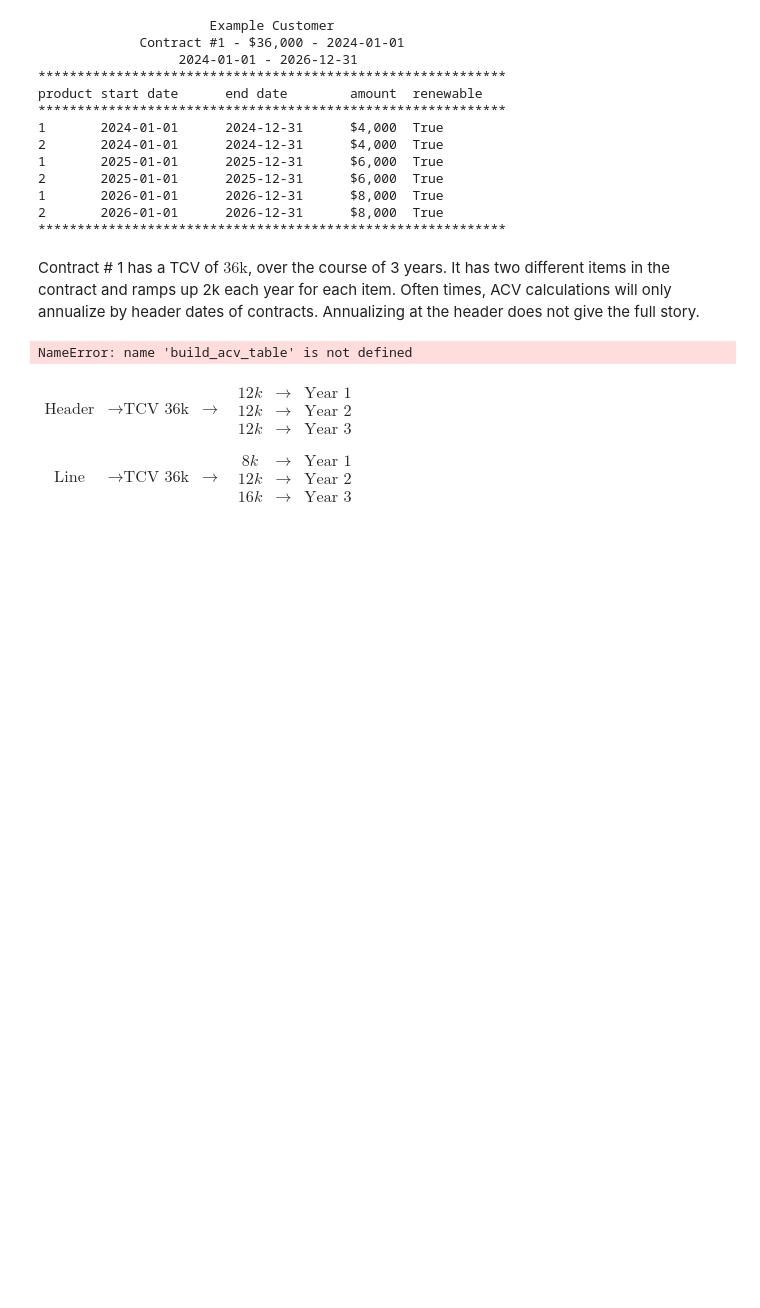
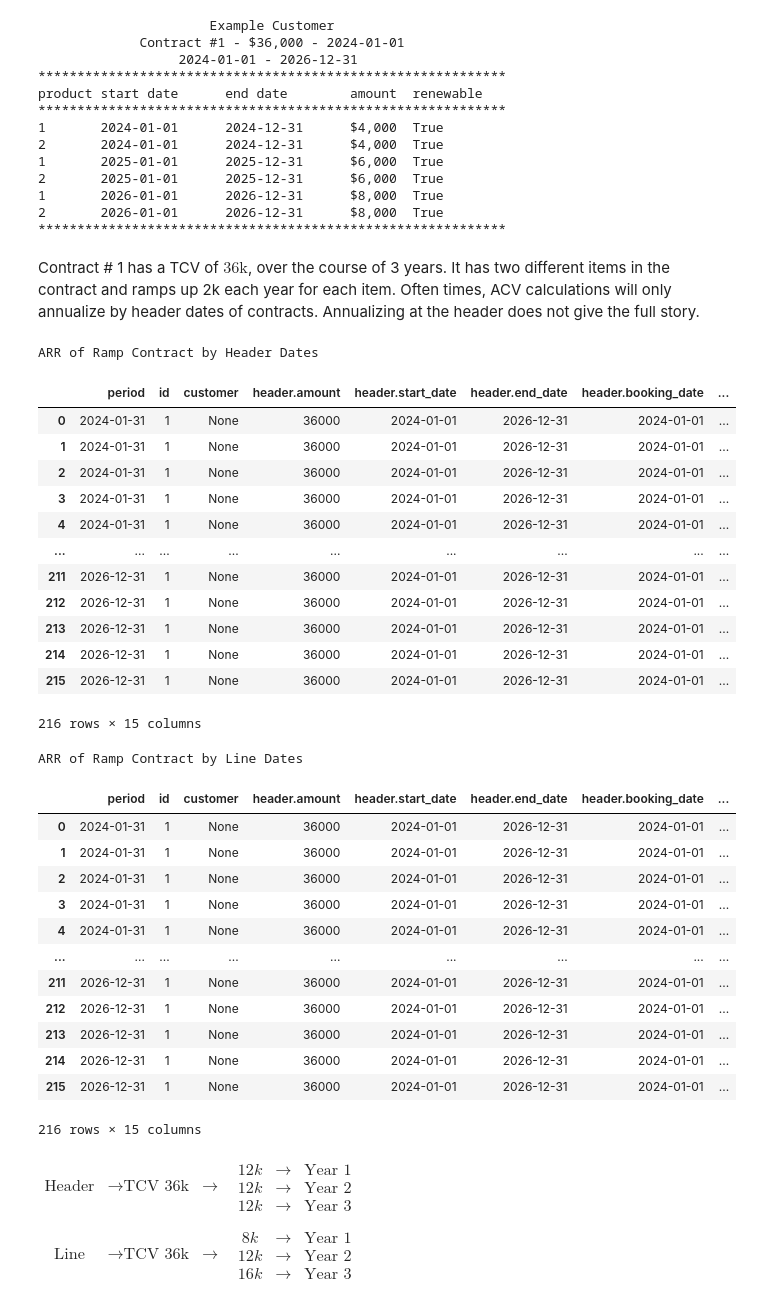
Before and after one commit to Curts0/arr_data_professional, a Jupyter notebook: 3-what-is-arr-part-2.ipynb, the cells around one changed output. Saved outputs shown, nothing was run; the diff lists cells and outputs as text; code cells hidden in the pictures; blank space fills up the shorter version.

```diff
--- a/3-what-is-arr-part-2.ipynb
+++ b/3-what-is-arr-part-2.ipynb
@@ -248,15 +266,43 @@ product start date      end date        amount  renewable
 # %% [markdown]
 Contract # 1 has a TCV of $\text{36k}$, over the course of 3 years. It has two different items in the contract and ramps up 2k each year for each item. Often times, ACV calculations will only annualize by header dates of contracts. Annualizing at the header does not give the full story.
 # %%
-by_lines = build_acv_table([ramp_contract])
-by_header = build_acv_table([ramp_contract], False)
+by_header = ramp_contract.to_acv_df(False)
+by_lines = ramp_contract.to_acv_df()
+
 
 print("ARR of Ramp Contract by Header Dates")
 display(by_header)
 print("ARR of Ramp Contract by Line Dates")
 display(by_lines)
 # %% [output]
-NameError: name 'build_acv_table' is not defined
+ARR of Ramp Contract by Header Dates
+|  | period | id | customer | header.amount | header.start_date | header.end_date | header.booking_date | ... |
+| 0 | 2024-01-31 | 1 | None | 36000 | 2024-01-01 | 2026-12-31 | 2024-01-01 | ... |
+| 1 | 2024-01-31 | 1 | None | 36000 | 2024-01-01 | 2026-12-31 | 2024-01-01 | ... |
+| 2 | 2024-01-31 | 1 | None | 36000 | 2024-01-01 | 2026-12-31 | 2024-01-01 | ... |
+| 3 | 2024-01-31 | 1 | None | 36000 | 2024-01-01 | 2026-12-31 | 2024-01-01 | ... |
+| 4 | 2024-01-31 | 1 | None | 36000 | 2024-01-01 | 2026-12-31 | 2024-01-01 | ... |
+| ... | ... | ... | ... | ... | ... | ... | ... | ... |
+| 211 | 2026-12-31 | 1 | None | 36000 | 2024-01-01 | 2026-12-31 | 2024-01-01 | ... |
+| 212 | 2026-12-31 | 1 | None | 36000 | 2024-01-01 | 2026-12-31 | 2024-01-01 | ... |
+| 213 | 2026-12-31 | 1 | None | 36000 | 2024-01-01 | 2026-12-31 | 2024-01-01 | ... |
+| 214 | 2026-12-31 | 1 | None | 36000 | 2024-01-01 | 2026-12-31 | 2024-01-01 | ... |
+| 215 | 2026-12-31 | 1 | None | 36000 | 2024-01-01 | 2026-12-31 | 2024-01-01 | ... |
+216 rows × 15 columns
+ARR of Ramp Contract by Line Dates
+|  | period | id | customer | header.amount | header.start_date | header.end_date | header.booking_date | ... |
+| 0 | 2024-01-31 | 1 | None | 36000 | 2024-01-01 | 2026-12-31 | 2024-01-01 | ... |
+| 1 | 2024-01-31 | 1 | None | 36000 | 2024-01-01 | 2026-12-31 | 2024-01-01 | ... |
+| 2 | 2024-01-31 | 1 | None | 36000 | 2024-01-01 | 2026-12-31 | 2024-01-01 | ... |
+| 3 | 2024-01-31 | 1 | None | 36000 | 2024-01-01 | 2026-12-31 | 2024-01-01 | ... |
+| 4 | 2024-01-31 | 1 | None | 36000 | 2024-01-01 | 2026-12-31 | 2024-01-01 | ... |
+| ... | ... | ... | ... | ... | ... | ... | ... | ... |
+| 211 | 2026-12-31 | 1 | None | 36000 | 2024-01-01 | 2026-12-31 | 2024-01-01 | ... |
+| 212 | 2026-12-31 | 1 | None | 36000 | 2024-01-01 | 2026-12-31 | 2024-01-01 | ... |
+| 213 | 2026-12-31 | 1 | None | 36000 | 2024-01-01 | 2026-12-31 | 2024-01-01 | ... |
+| 214 | 2026-12-31 | 1 | None | 36000 | 2024-01-01 | 2026-12-31 | 2024-01-01 | ... |
+| 215 | 2026-12-31 | 1 | None | 36000 | 2024-01-01 | 2026-12-31 | 2024-01-01 | ... |
+216 rows × 15 columns
 # %% [markdown]
 $\begin{matrix}
  \text{Header} & \to \text{TCV 36k} & \to & \begin{matrix}12k & \to & \text{Year 1}\\ 12k & \to & \text{Year 2}\\ 12k & \to & \text{Year 3}\end{matrix}
```
Also changed, not shown: parts of 1 cell of this notebook, 1 other file.
